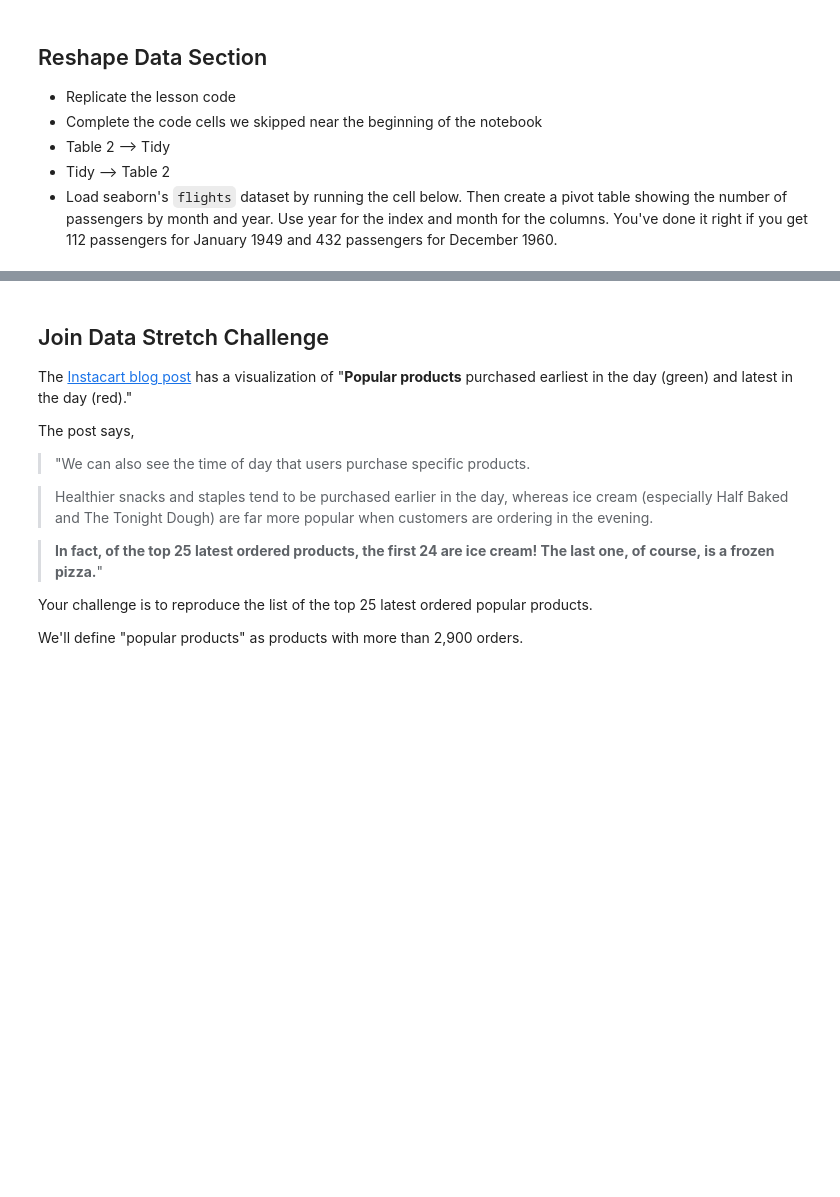
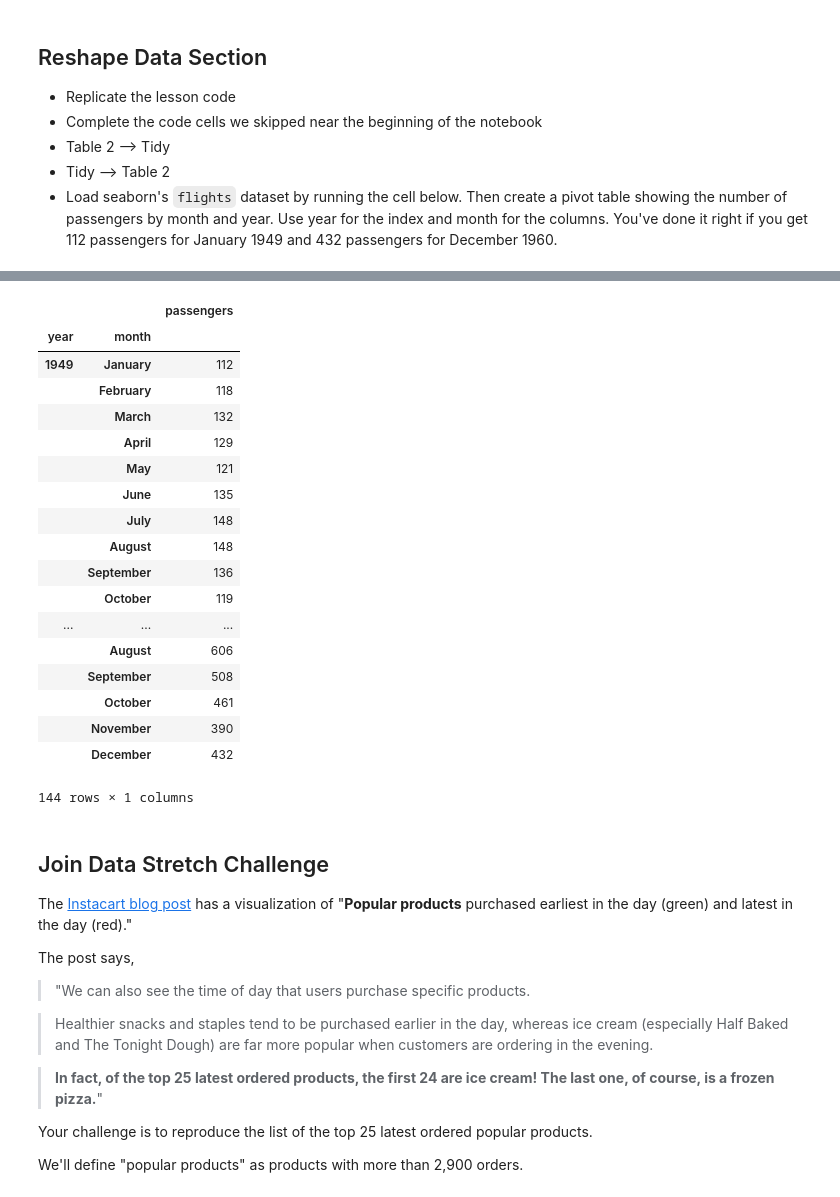
Before and after one commit to bloominstituteoftechnology/DS-Unit-1-Sprint-2-Data-Wrangling-and-Storytelling, a Jupyter notebook: module1-join-and-reshape-data/LS_DS_121_Join_and_Reshape_Data_Assignment.ipynb, the cells around one changed output, grey strips where cells are left out. Saved outputs shown, nothing was run; the diff lists cells and outputs as text; code cells hidden in the pictures; blank space fills up the shorter version.

```diff
--- a/module1-join-and-reshape-data/LS_DS_121_Join_and_Reshape_Data_Assignment.ipynb
+++ b/module1-join-and-reshape-data/LS_DS_121_Join_and_Reshape_Data_Assignment.ipynb
@@ -108,3 +243,26 @@ flights = sns.load_dataset('flights')
+# %%
+p2_flights = flights.pivot_table(index=['year', 'month'], values='passengers')
+p2_flights
+# %% [output]
+|  |  | passengers |
+| year | month |  |
+| 1949 | January | 112 |
+|  | February | 118 |
+|  | March | 132 |
+|  | April | 129 |
+|  | May | 121 |
+|  | June | 135 |
+|  | July | 148 |
+|  | August | 148 |
+|  | September | 136 |
+|  | October | 119 |
+| ... | ... | ... |
+|  | August | 606 |
+|  | September | 508 |
+|  | October | 461 |
+|  | November | 390 |
+|  | December | 432 |
+144 rows × 1 columns
 # %% [markdown]
 ## Join Data Stretch Challenge
 
```
Also changed, not shown: parts of 21 cells of this notebook.
